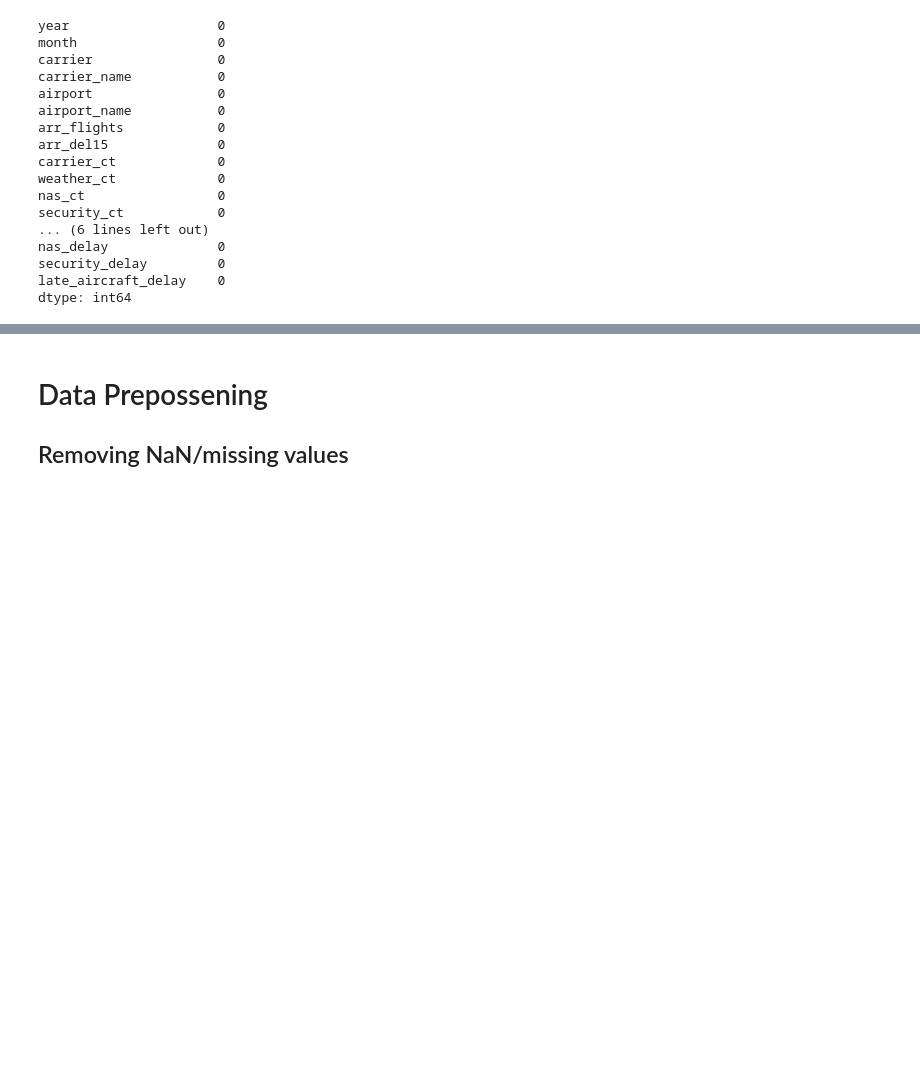
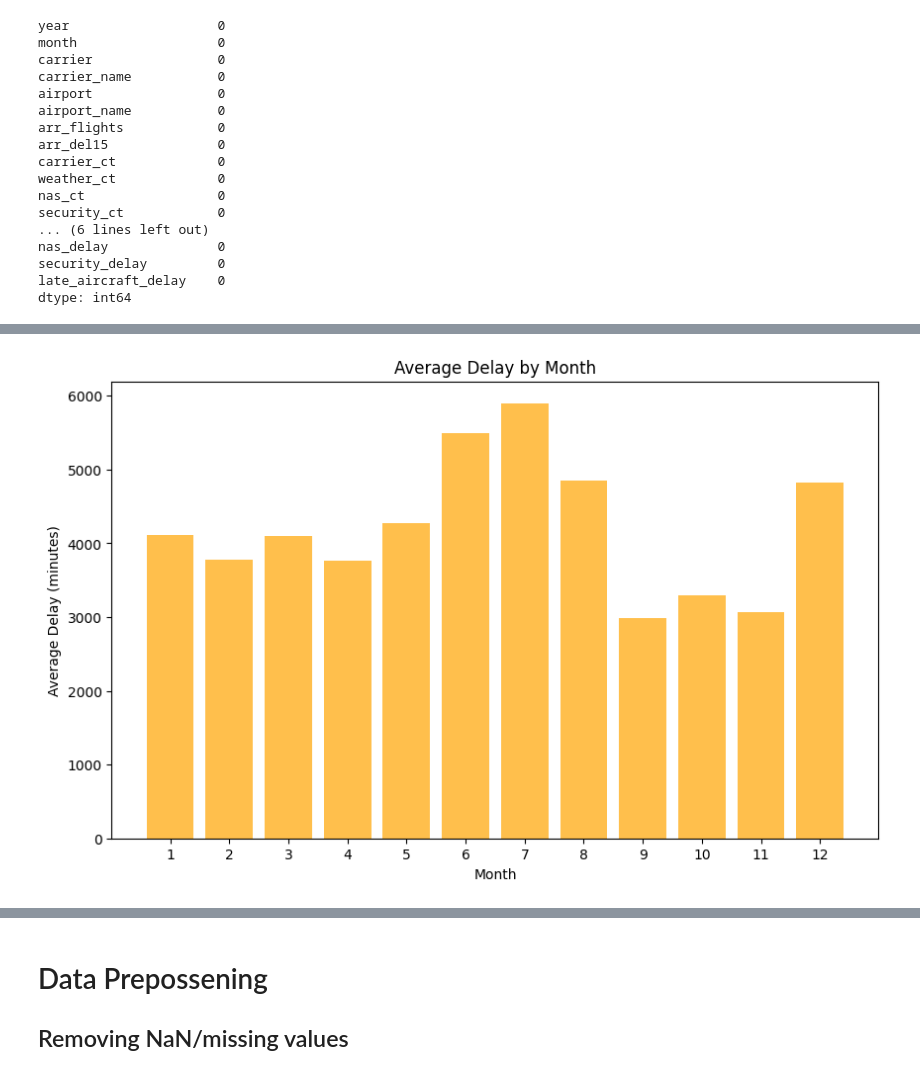
Before and after one commit to shakhbozmn/ML_CW_1_16395, a Jupyter notebook: flight_delay_analysis.ipynb, the cells around one changed output, grey strips where cells are left out. Saved outputs shown, nothing was run; the diff lists cells and outputs as text; code cells hidden in the pictures; blank space fills up the shorter version.

```diff
--- a/flight_delay_analysis.ipynb
+++ b/flight_delay_analysis.ipynb
@@ -136,0 +189,12 @@ dtype: int64
+# %%
+monthly_delay = df.groupby('month')['arr_delay'].mean()
+
+plt.figure(figsize=(10, 6))
+plt.bar(monthly_delay.index, monthly_delay.values, color='orange', alpha=0.7)
+plt.title('Average Delay by Month')
+plt.xlabel('Month')
+plt.ylabel('Average Delay (minutes)')
+plt.xticks(range(1, 13))
+plt.show()
+# %% [output]
+[figure, added]
```
Also changed, not shown: parts of 17 cells of this notebook.
